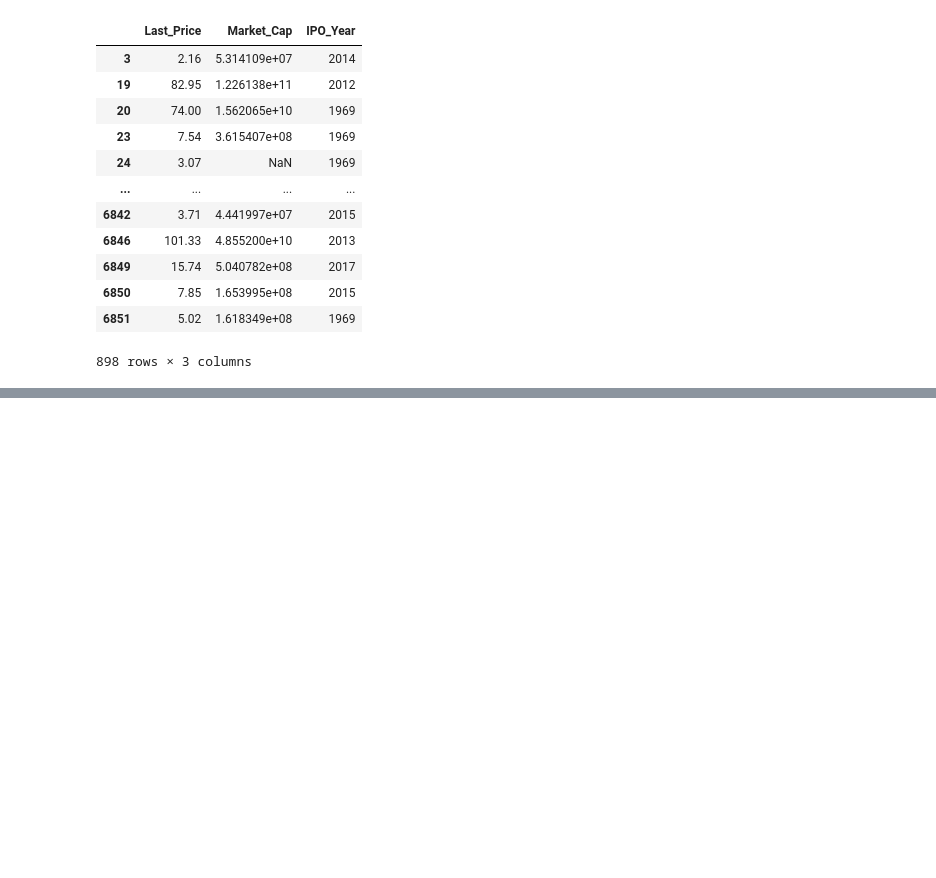
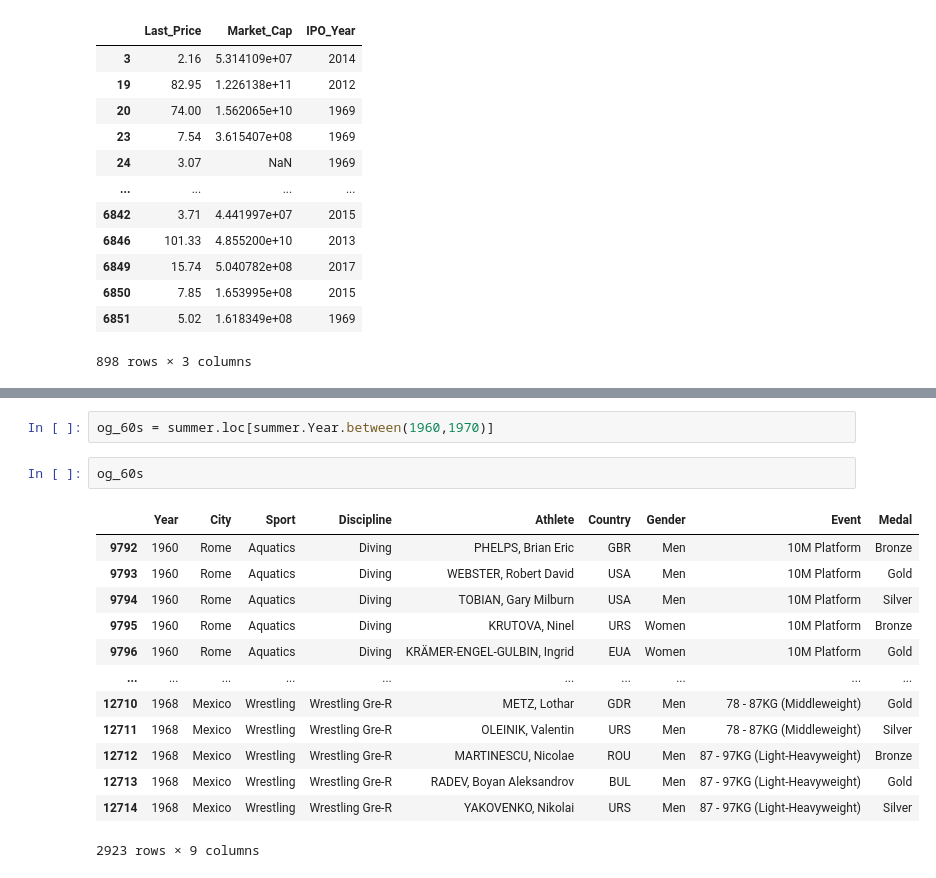
Before and after one commit to Danny-80/Manage-finance-with-Python, a Jupyter notebook: Jupyter_notebooks/filtering-dataframes.ipynb, the cells around one changed output, grey strips where cells are left out. Saved outputs shown, nothing was run; the diff lists cells and outputs as text; blank space fills up the shorter version.

```diff
--- a/Jupyter_notebooks/filtering-dataframes.ipynb
+++ b/Jupyter_notebooks/filtering-dataframes.ipynb
@@ -201,0 +396,18 @@ healthcare.loc[:, mask_1] # include only numeric columns
+# %%
+og_60s = summer.loc[summer.Year.between(1960,1970)]
+# %%
+og_60s
+# %% [output]
+|  | Year | City | Sport | Discipline | Athlete | Country | Gender | Event | Medal |
+| 9792 | 1960 | Rome | Aquatics | Diving | PHELPS, Brian Eric | GBR | Men | 10M Platform | Bronze |
+| 9793 | 1960 | Rome | Aquatics | Diving | WEBSTER, Robert David | USA | Men | 10M Platform | Gold |
+| 9794 | 1960 | Rome | Aquatics | Diving | TOBIAN, Gary Milburn | USA | Men | 10M Platform | Silver |
+| 9795 | 1960 | Rome | Aquatics | Diving | KRUTOVA, Ninel | URS | Women | 10M Platform | Bronze |
+| 9796 | 1960 | Rome | Aquatics | Diving | KRÄMER-ENGEL-GULBIN, Ingrid | EUA | Women | 10M Platform | Gold |
+| ... | ... | ... | ... | ... | ... | ... | ... | ... | ... |
+| 12710 | 1968 | Mexico | Wrestling | Wrestling Gre-R | METZ, Lothar | GDR | Men | 78 - 87KG (Middleweight) | Gold |
+| 12711 | 1968 | Mexico | Wrestling | Wrestling Gre-R | OLEINIK, Valentin | URS | Men | 78 - 87KG (Middleweight) | Silver |
+| 12712 | 1968 | Mexico | Wrestling | Wrestling Gre-R | MARTINESCU, Nicolae | ROU | Men | 87 - 97KG (Light-Heavyweight) | Bronze |
+| 12713 | 1968 | Mexico | Wrestling | Wrestling Gre-R | RADEV, Boyan Aleksandrov | BUL | Men | 87 - 97KG (Light-Heavyweight) | Gold |
+| 12714 | 1968 | Mexico | Wrestling | Wrestling Gre-R | YAKOVENKO, Nikolai | URS | Men | 87 - 97KG (Light-Heavyweight) | Silver |
+2923 rows × 9 columns
```
Also changed, not shown: parts of 84 cells of this notebook, 1 other file.
